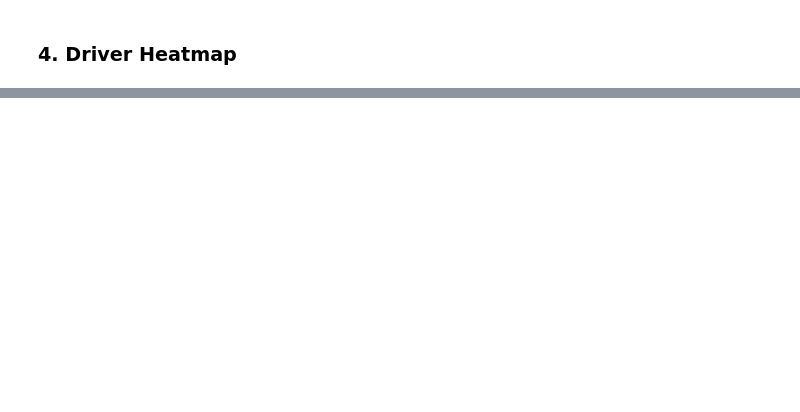
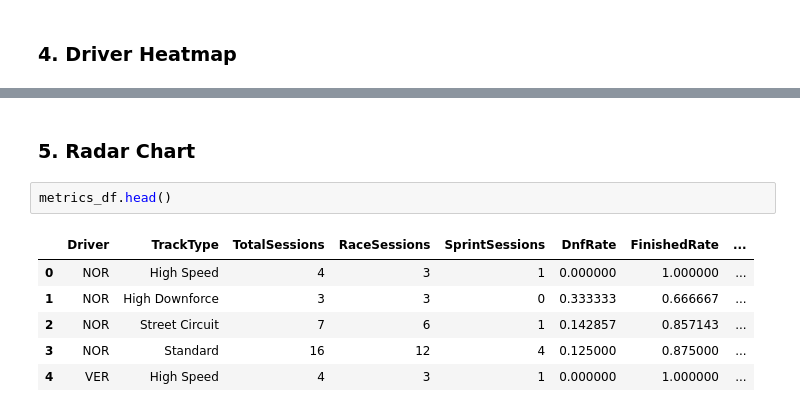
Before and after one commit to otola03/Kaggle_Studies, a Jupyter notebook: f1_analysis/f1_2025_season_summary.ipynb, the cells around one changed output, grey strips where cells are left out. Cells and saved outputs as stored; diff of their text form; blank space fills up the shorter version.

```diff
--- a/f1_analysis/f1_2025_season_summary.ipynb
+++ b/f1_analysis/f1_2025_season_summary.ipynb
@@ -558,3 +555,14 @@ plt.show()
 [figure]
 [figure]
 [figure]
+# %% [markdown]
+### 5. Radar Chart
+# %%
+metrics_df.head()
+# %% [output]
+|  | Driver | TrackType | TotalSessions | RaceSessions | SprintSessions | DnfRate | FinishedRate | ... |
+| 0 | NOR | High Speed | 4 | 3 | 1 | 0.000000 | 1.000000 | ... |
+| 1 | NOR | High Downforce | 3 | 3 | 0 | 0.333333 | 0.666667 | ... |
+| 2 | NOR | Street Circuit | 7 | 6 | 1 | 0.142857 | 0.857143 | ... |
+| 3 | NOR | Standard | 16 | 12 | 4 | 0.125000 | 0.875000 | ... |
+| 4 | VER | High Speed | 4 | 3 | 1 | 0.000000 | 1.000000 | ... |
```
Also changed, not shown: parts of 5 cells of this notebook.
